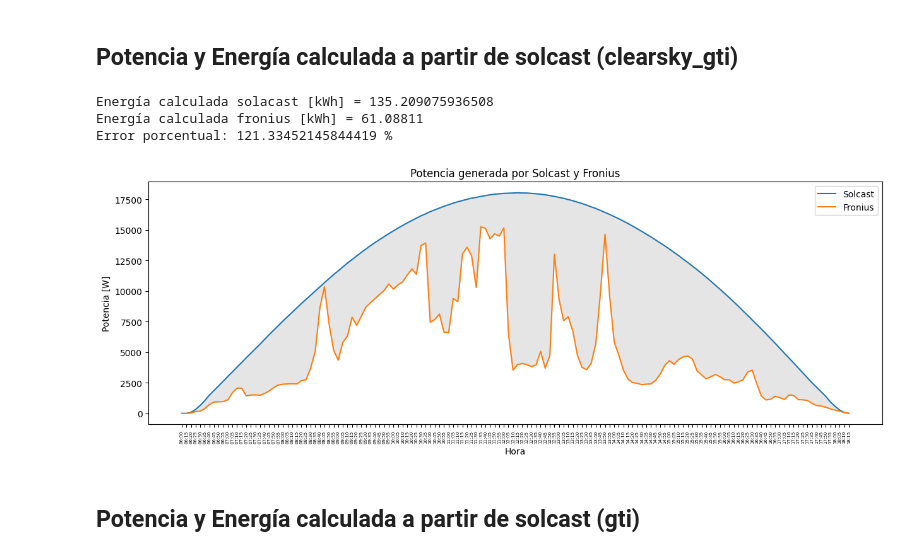
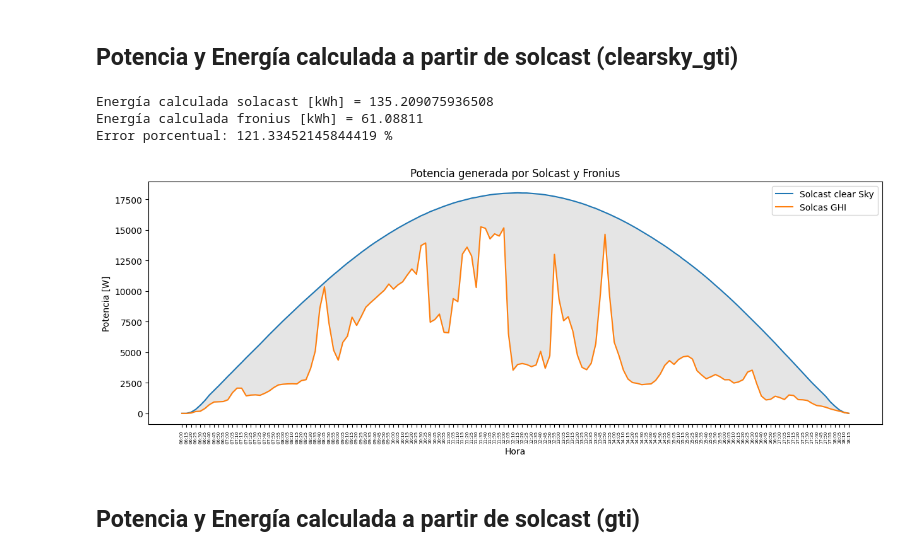
Before and after one commit to GustavoUNAL/Solar-1.233102--77.292833-, a Jupyter notebook: Notebooks/01-2023/modelo_matematico_solcast.ipynb, the cells around one changed output. Cells and saved outputs as stored; diff of their text form; code cells hidden in the pictures.

```diff
--- a/Notebooks/01-2023/modelo_matematico_solcast.ipynb
+++ b/Notebooks/01-2023/modelo_matematico_solcast.ipynb
@@ -207,33 +229,33 @@ df['P_clearsky'] = df['clearsky_gti'] * efficiency *  area * catidad_pv
 # %%
 # suma de la potencia generada solcast
 energia = df['P_clearsky']*(5/60)
 print("Energía calculada solacast [kWh] =",energia.sum()/1000)
 
 # suma de la potencia generada fronius
 energia_fronius = df['Potencia']*(5/60)
 print("Energía calculada fronius [kWh] =",energia_fronius.sum()/1000)
 
 # error porcentual
 error = abs(  energia.sum() - energia_fronius.sum()) / energia_fronius.sum() * 100
 print('Error porcentual:', error, '%')
 
 # graficar la energía generada por solcast y fronius
 plt.figure(figsize=(15, 5))
-plt.plot(df['Time'], df['P_clearsky'], label='Solcast')
-plt.plot(df['Time'], df['Potencia'], label='Fronius')
+plt.plot(df['Time'], df['P_clearsky'], label='Solcast clear Sky')
+plt.plot(df['Time'], df['Potencia'], label='Solcas GHI')
 # grafico area bajo la curva
 plt.fill_between(df['Time'], df['P_clearsky'], df['Potencia'], color='gray', alpha=0.2)
 plt.title('Potencia generada por Solcast y Fronius')
 plt.xlabel('Hora')
 plt.ylabel('Potencia [W]')
 plt.legend()
 plt.xticks(rotation=90, size=5)
 plt.show()
 # %% [output]
 Energía calculada solacast [kWh] = 135.209075936508
 Energía calculada fronius [kWh] = 61.08811
 Error porcentual: 121.33452145844419 %
-[figure, old version]
+[figure, new version]
 # %% [markdown]
 ## Potencia y Energía calculada a partir de solcast (gti)
 # %%
```
Also changed, not shown: parts of 2 cells of this notebook, 17 other files.
